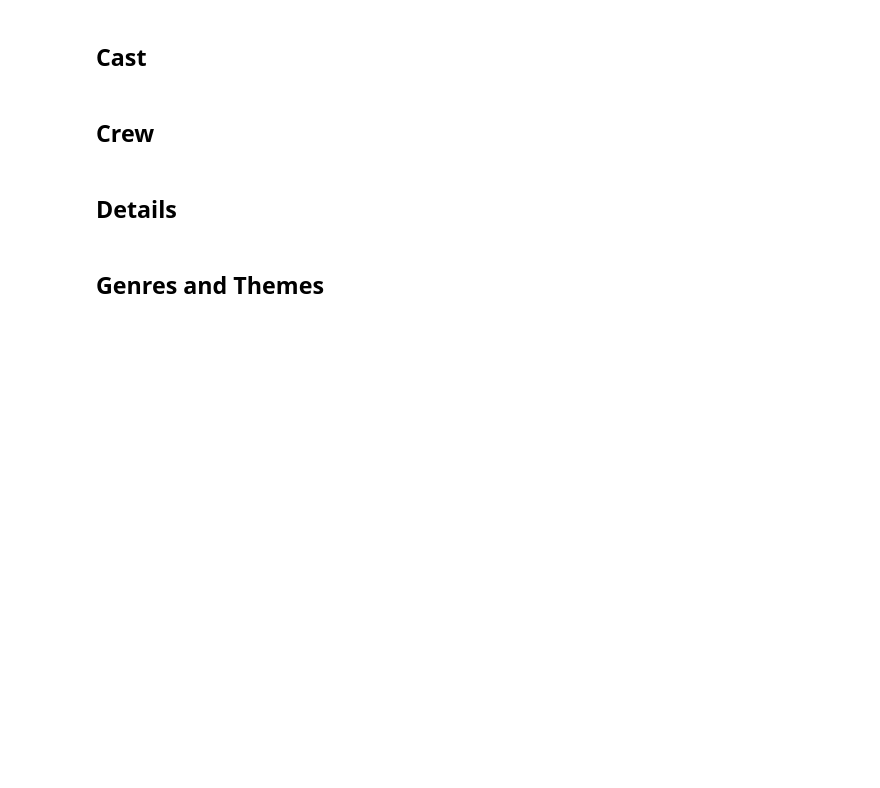
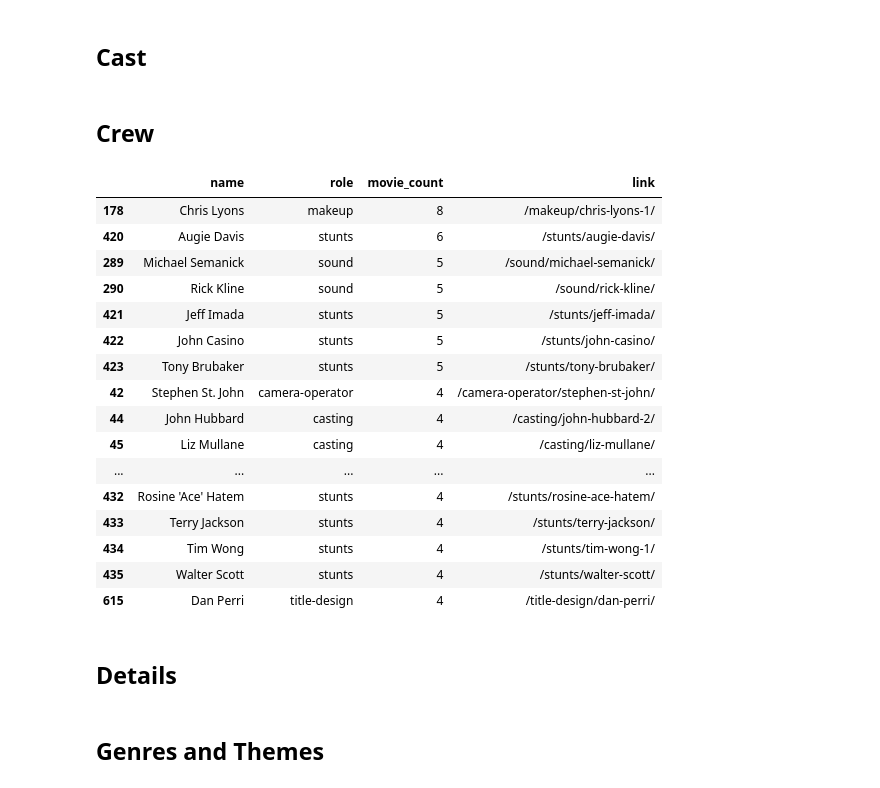
Before and after one commit to oextraordimario/letterboxd_analysis, a Jupyter notebook: refs/2a - filmclubanalysis.ipynb, the cells around one changed output. Cells and saved outputs as stored; diff of their text form; code cells hidden in the pictures; blank space fills up the shorter version.

```diff
--- a/refs/2a - filmclubanalysis.ipynb
+++ b/refs/2a - filmclubanalysis.ipynb
@@ -132,9 +130,28 @@ adf_secondaryroles = (
 # %%
 adf_terciaryroles = (
     adf_crew_moviesperrole
     .loc[~adf_crew_moviesperrole['role'].isin(main_roles+secondary_roles)]
+    .loc[adf_crew_moviesperrole['movie_count'] > 3]
     .sort_values(['movie_count', 'role'], ascending=[False, True])
 )
 
-#adf_terciaryroles
+adf_terciaryroles
+# %% [output]
+|  | name | role | movie_count | link |
+| 178 | Chris Lyons | makeup | 8 | /makeup/chris-lyons-1/ |
+| 420 | Augie Davis | stunts | 6 | /stunts/augie-davis/ |
+| 289 | Michael Semanick | sound | 5 | /sound/michael-semanick/ |
+| 290 | Rick Kline | sound | 5 | /sound/rick-kline/ |
+| 421 | Jeff Imada | stunts | 5 | /stunts/jeff-imada/ |
+| 422 | John Casino | stunts | 5 | /stunts/john-casino/ |
+| 423 | Tony Brubaker | stunts | 5 | /stunts/tony-brubaker/ |
+| 42 | Stephen St. John | camera-operator | 4 | /camera-operator/stephen-st-john/ |
+| 44 | John Hubbard | casting | 4 | /casting/john-hubbard-2/ |
+| 45 | Liz Mullane | casting | 4 | /casting/liz-mullane/ |
+| ... | ... | ... | ... | ... |
+| 432 | Rosine 'Ace' Hatem | stunts | 4 | /stunts/rosine-ace-hatem/ |
+| 433 | Terry Jackson | stunts | 4 | /stunts/terry-jackson/ |
+| 434 | Tim Wong | stunts | 4 | /stunts/tim-wong-1/ |
+| 435 | Walter Scott | stunts | 4 | /stunts/walter-scott/ |
+| 615 | Dan Perri | title-design | 4 | /title-design/dan-perri/ |
 # %%
```
Also changed, not shown: parts of 9 cells of this notebook, 2 other files.
